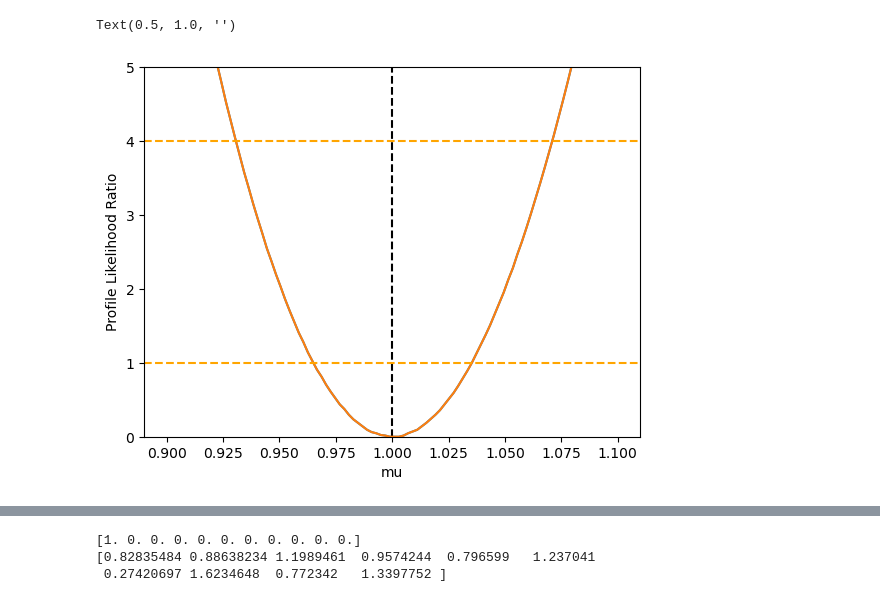
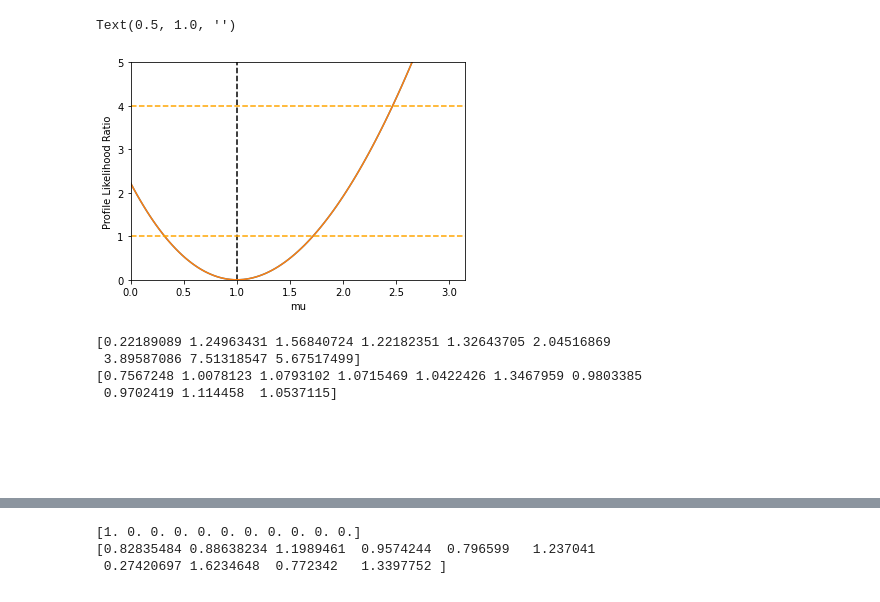
Before and after one commit to hsf-india-may2023/JAX_in_HEP, a Jupyter notebook: Exercise_2.ipynb, the cells around one changed output, grey strips where cells are left out. Drawn from its saved outputs; the diff is of its cells as text; code cells hidden in the pictures.

```diff
--- a/Exercise_2.ipynb
+++ b/Exercise_2.ipynb
@@ -36,0 +3,23 @@ plt.yscale('log')
+# %%
+import numpy as np
+import jax.numpy as jnp
+from jax import jit
+import pandas as pd
+
+df_WW = pd.read_hdf('dataWW_wPred.h5', key='dataset')
+
+df_WW_Sig = df_WW[df_WW.label==1]
+df_WW_Bkg = df_WW[df_WW.label==0]
+# %%
+import numpy as np
+
+obs_sig = df_WW_Sig.BDT_pred.ravel()
+obs_bkg = df_WW_Bkg.BDT_pred.ravel()
+
+xmin = np.amin(obs_bkg)
+xmax = np.amax(obs_sig)
+
+bins = np.linspace(xmin, xmax, num=10)
+
+hist_sig, _ = np.histogram(obs_sig, bins, weights=df_WW_Sig.mcWeight)
+hist_bkg, _ = np.histogram(obs_bkg, bins, weights=df_WW_Bkg.mcWeight)
@@ -130,12 +158,12 @@ m1.migrad()
 # %%
-bins, values = m1.draw_mnprofile('mu', bound=(0.9,1.1), size=100, subtract_min=True, band=False)
+bins, values = m1.draw_mnprofile('mu', bound=(0.0,3.0), size=100, subtract_min=True, band=False)
 
 plt.plot(bins, values)
-plt.axis(ymax=5.0, ymin=0.0)
+plt.axis(ymax=5.0, ymin=0.0, xmin=0.0)
 plt.ylabel('Profile Likelihood Ratio')
 plt.axhline(y = 1.0, color = 'orange', linestyle = '--')
 plt.axhline(y = 4.0, color = 'orange', linestyle = '--')
 plt.title('')
 # %% [output]
 Text(0.5, 1.0, '')
-[figure, old version]
+[figure, new version]
@@ -211 +182,13 @@ arr_ratio_up_bkg = jnp.array(jnp.abs(np.random.normal(1.0, 0.5, NP_size)))
 arr_ratio_down_bkg = jnp.array(2.0 - arr_ratio_up_bkg)
+# %%
+print(hist_sig)
+print(arr_ratio_up_sig)
+# %% [output]
+[0.22189089 1.24963431 1.56840724 1.22182351 1.32643705 2.04516869
+ 3.89587086 7.51318547 5.67517499]
+[0.7567248 1.0078123 1.0793102 1.0715469 1.0422426 1.3467959 0.9803385
+ 0.9702419 1.114458  1.0537115]
+# %% [markdown]
+<br>
+# %% [markdown]
+<br>
```
Also changed, not shown: parts of 27 cells of this notebook, 3 other files.
